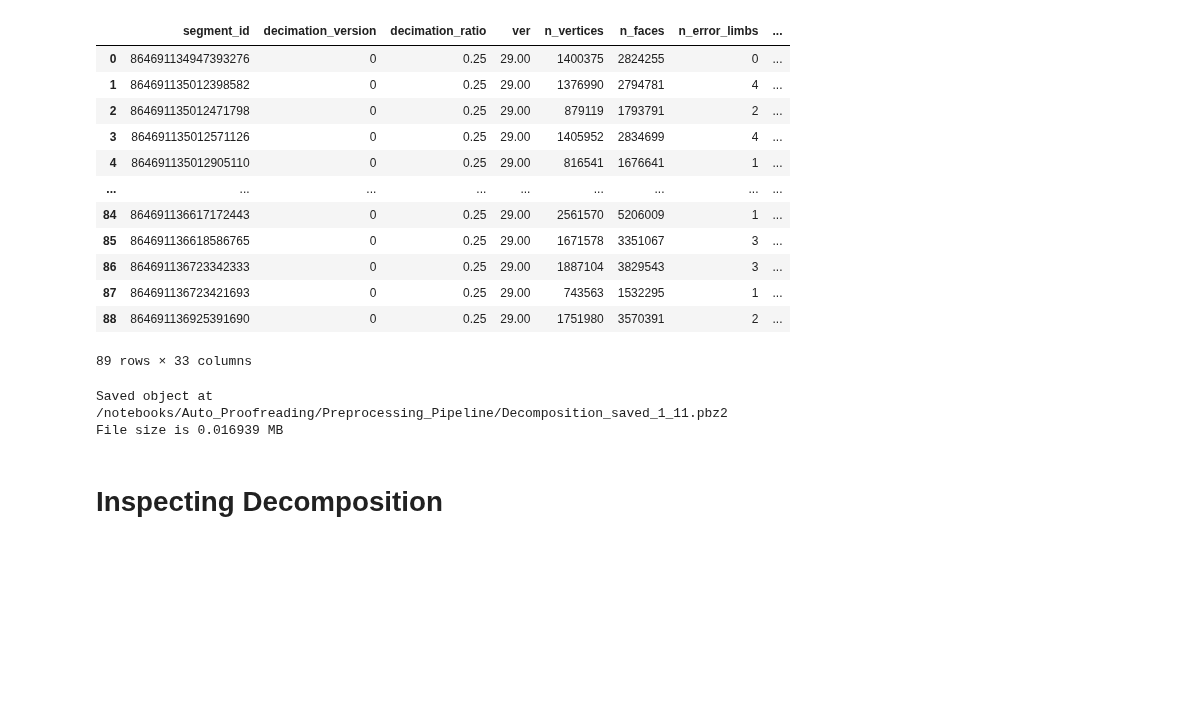
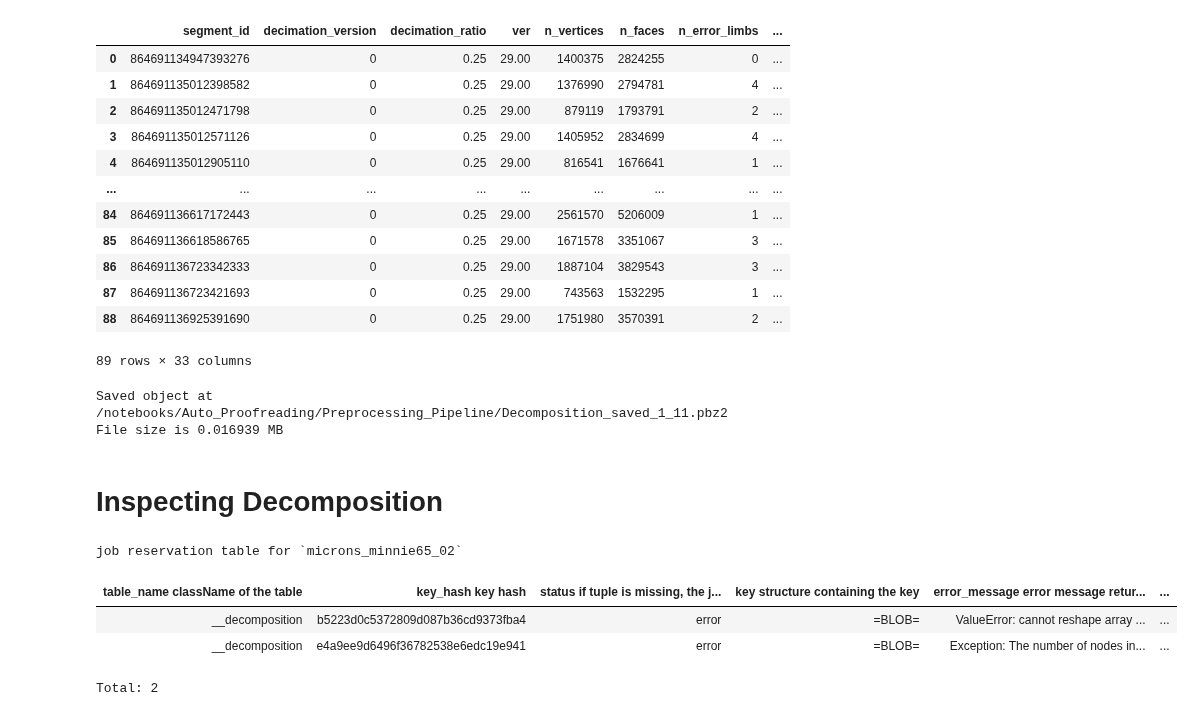
Before and after one commit to celiibrendan/neuron_mesh_tools, a Jupyter notebook: Auto_Proofreading/Preprocessing_Pipeline/Inspecting_Proofreading_Pipeline.ipynb, the cells around one changed output. Cells and saved outputs as stored; diff of their text form; code cells hidden in the pictures; blank space fills up the shorter version.

```diff
--- a/Auto_Proofreading/Preprocessing_Pipeline/Inspecting_Proofreading_Pipeline.ipynb
+++ b/Auto_Proofreading/Preprocessing_Pipeline/Inspecting_Proofreading_Pipeline.ipynb
@@ -811,3 +811,12 @@ Saved object at /notebooks/Auto_Proofreading/Preprocessing_Pipeline/Decompositio
 File size is 0.016939 MB
 # %% [markdown]
 # Inspecting Decomposition
+# %%
+curr_table = (schema.jobs & "table_name='__decomposition'") & "status='error'"#.delete()
+curr_table
+# %% [output]
+job reservation table for `microns_minnie65_02`
+| table_name className of the table | key_hash key hash | status if tuple is missing, the j... | key structure containing the key | error_message error message retur... | ... |
+| __decomposition | b5223d0c5372809d087b36cd9373fba4 | error | =BLOB= | ValueError: cannot reshape array ... | ... |
+| __decomposition | e4a9ee9d6496f36782538e6edc19e941 | error | =BLOB= | Exception: The number of nodes in... | ... |
+Total: 2
```
Also changed, not shown: parts of 9 cells of this notebook, 6 other files.
